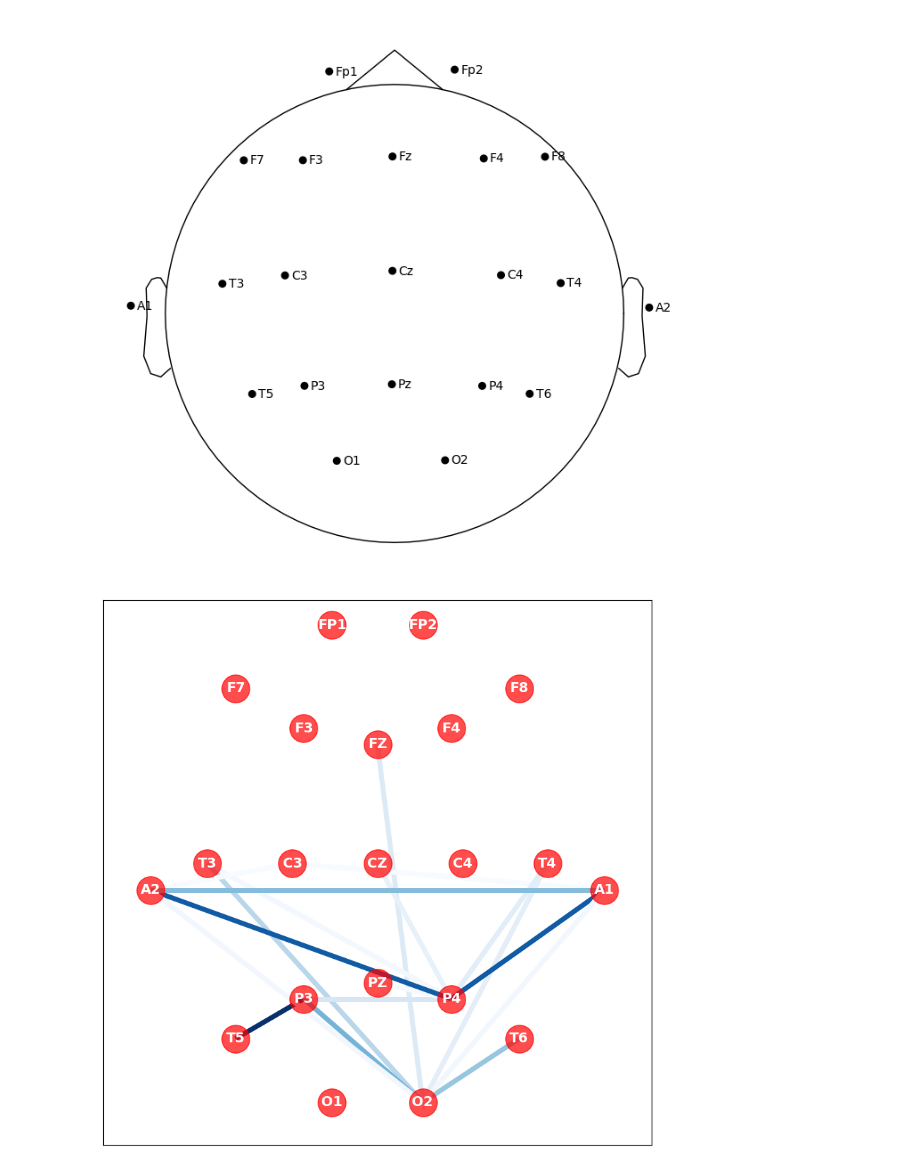
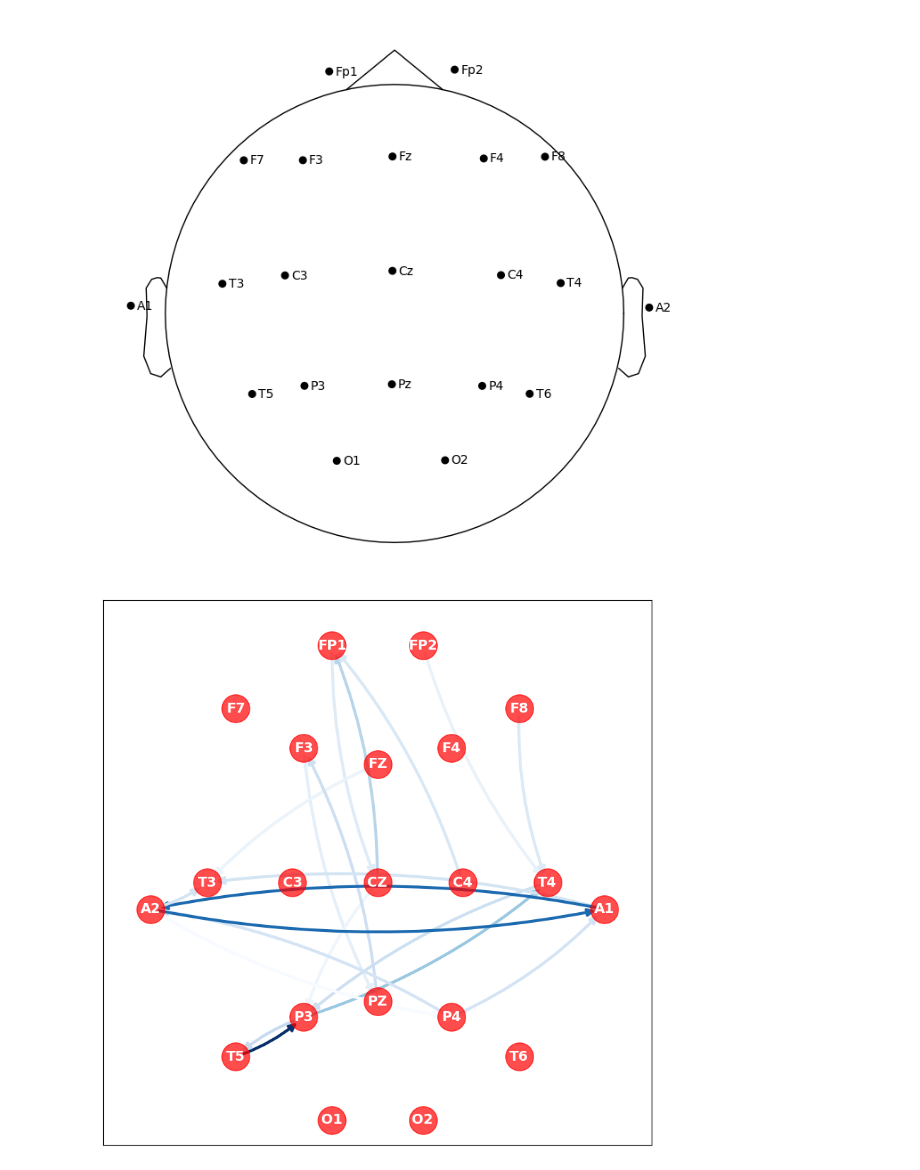
Before and after one commit to mhmdrdwn/EEG-Graph, a Jupyter notebook: graph_gcn_nmt_normal_abnormal.ipynb, the cells around one changed output. Drawn from its saved outputs; the diff is of its cells as text; code cells hidden in the pictures.

```diff
--- a/graph_gcn_nmt_normal_abnormal.ipynb
+++ b/graph_gcn_nmt_normal_abnormal.ipynb
@@ -640,7 +612,7 @@ No artists with labels found to put in legend.  Note that artists whose label st
 print("Training Model....")
 from model import ChebNetGCN
 
-NUM_EPOCHS = 250
+NUM_EPOCHS = 150
 NUM_CHANNELS = 21
 NUM_CLASSES = 2
 NUM_NODE_FEATURES = 7
@@ -657,17 +629,16 @@ test_y_ohe = encoder.fit_transform(test_y).toarray()
 train_iter = data_loader(train_X , train_graphs, train_y_ohe, DEVICE, BATCH_SIZE, shuffle=True)
 test_iter = data_loader(test_X , test_graphs, test_y_ohe, DEVICE, BATCH_SIZE, shuffle=False)
 
-for epoch in range(1, NUM_EPOCHS + 1):
+for epoch in tqdm(range(1, NUM_EPOCHS + 1)):
     loss_sum, n = 0.0, 0
     model.train()
     for t, (x, A, y) in enumerate(train_iter):
         optimizer.zero_grad()
         x = x.float()
         A = A.float()
-        #y = y.squeeze()
         y_pred = model(x, A)
         loss = loss_func(y_pred, y)
-        loss_sum += loss#.item()
+        loss_sum += loss
         loss.backward()
         optimizer.step()
 # %% [output]
@@ -705,9 +664,9 @@ Confusion Matrix:  [[84 11]
 # %%
 #%%capture
 print("Training Model....")
-from model import ChebNetGCN
-
-NUM_EPOCHS = 250
+import random
+#from model import ChebNetGCN
+NUM_EPOCHS = 150
 NUM_CHANNELS = 21
 NUM_CLASSES = 2
 NUM_NODE_FEATURES = 7
@@ -716,7 +675,10 @@ DEVICE = torch.device("cpu")
 
 test_accuaries = []
 NUM_MODELS = 100
+
 for model_idx in tqdm(range(NUM_MODELS)):
+    seed = random.randint(0, 100000)
+    torch.manual_seed(seed)
     model = ChebNetGCN(NUM_NODE_FEATURES, 128, NUM_CHANNELS, 32, NUM_CLASSES)
     loss_func = nn.BCEWithLogitsLoss()
     optimizer = torch.optim.Adam(model.parameters(), lr=1e-5)
@@ -736,10 +698,12 @@ for model_idx in tqdm(range(NUM_MODELS)):
             A = A.float()
             y_pred = model(x, A)
             loss = loss_func(y_pred, y)
-            loss_sum += loss#.item()
+            loss_sum += loss
             loss.backward()
             optimizer.step()
+
     test_acc = cal_accuracy(model, test_iter)
     test_accuaries.append([test_acc[0], test_acc[2], test_acc[3], test_acc[4]])
+test_accuaries = np.array(test_accuaries)
 # %% [output]
 Training Model....
@@ -935,9 +899,9 @@ No artists with labels found to put in legend.  Note that artists whose label st
 # %%
 #%%capture
 print("Training Model....")
-from model import ChebNetGCN
+#from model import ChebNetGCN
 
-NUM_EPOCHS = 250
+NUM_EPOCHS = 150
 NUM_CHANNELS = 21
 NUM_CLASSES = 2
 NUM_NODE_FEATURES = 7
@@ -1109,7 +1057,10 @@ def plot_graph(G, ax, add_edge_labels=False):
     plt_graph_obj = nx.draw_networkx_edges(
         G, node_positions,
         edge_cmap=edge_colors,
-        width=5,
+        arrows=True,
+        width=3,
+        arrowsize = 15,
+        connectionstyle='arc3, rad = 0.1',
         edge_color=[G[u][v]['weight'] for u, v in G.edges],
         ax=ax
     )
@@ -1126,24 +1077,24 @@ def plot_graph(G, ax, add_edge_labels=False):
 #Ref: https://github.com/Jonkil/OSLOMET_Thesis2022_DS
 # %%
 from scipy.stats import iqr
-int_mask_2 = int_mask_2*-1
-mask_values = int_mask_2.max()*0.7
-X1 = nx.Graph()
+#int_mask_2 = int_mask_2*-1
+mask_values = sorted(int_mask_2.flatten(), reverse=True)[20]#int_mask_2.max()*0.2
+X1 = nx.DiGraph()
 X1.add_nodes_from(node_positions.keys())
 
 for n, p in node_positions.items():
     X1.nodes[n]['pos'] = p
 
 for i, ch1 in enumerate(ch_names):
     for j, ch2 in enumerate(ch_names):
-        if mask[i, j] > mask_values:
+        if int_mask_2[i, j] > mask_values:
             if i != j:
-                X1.add_edge(ch1, ch2, weight=mask[i, j])
+                X1.add_edge(ch1, ch2, weight=int_mask_2[i, j])
 
 fig, ax = plt.subplots(figsize=(10,10))
 
 plot_graph(X1, ax, add_edge_labels=False)
 fig.savefig("sub2_int_mask_0_7.pdf", bbox_inches='tight')
 # %% [output]
-[figure, old version]
+[figure, new version]
 # %%
```
Also changed, not shown: parts of 38 cells of this notebook, 2 other files.
